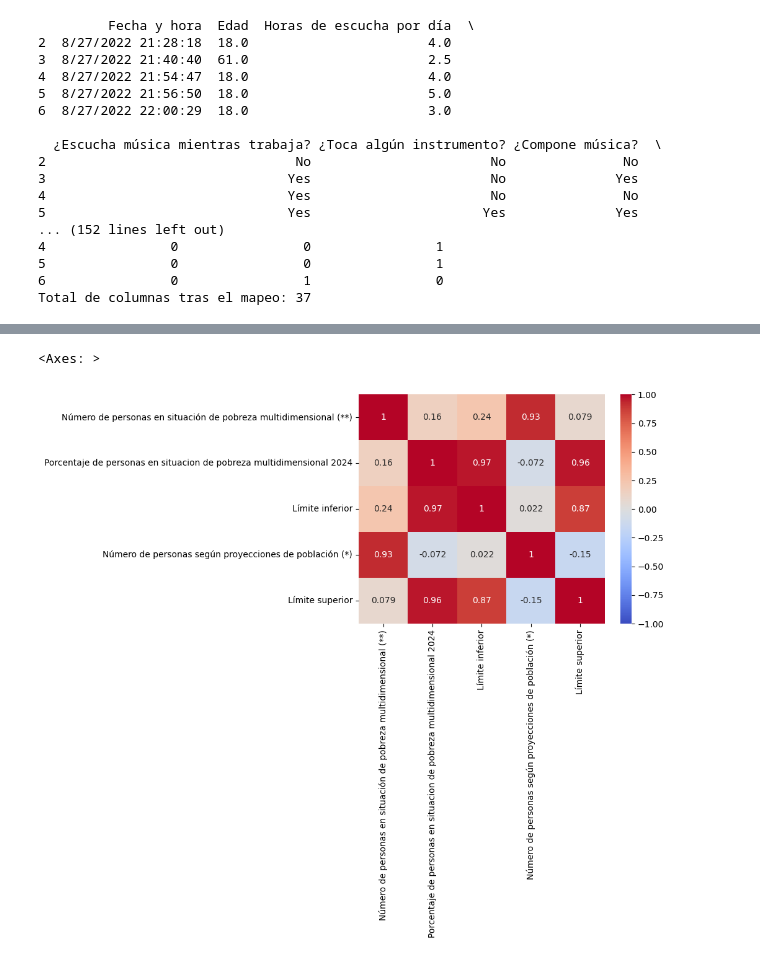
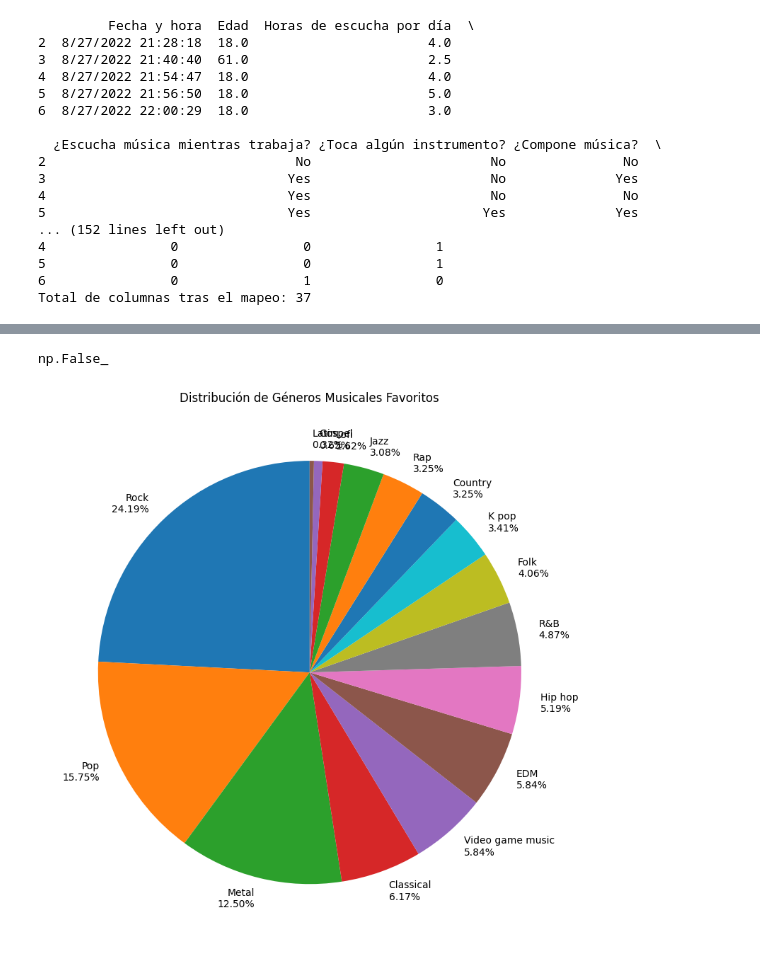
Before and after one commit to masolopa/MINERIADEDATOS, a Jupyter notebook: EV2.ipynb, the cells around one changed output, grey strips where cells are left out. Cells and saved outputs as stored; diff of their text form; code cells hidden in the pictures.

```diff
--- a/EV2.ipynb
+++ b/EV2.ipynb
@@ -17,7 +15,7 @@ pd.set_option('display.max_columns', None)
 # Para ver todas las filas (cuidado si el dataset es muy grande)
 pd.set_option('display.max_rows', None)
 # %%
-df = pd.read_csv("/content/musica_y_salud_mental.csv")
+df = pd.read_csv("musica_y_salud_mental.csv")
 # %%
 #Se observa el data frame en bruto
 df
@@ -503,21 +447,11 @@ Columnas numéricas en df2: 5
 for columna in cnum_df:
   mean = df[columna].mean()
   df[columna] = df[columna].fillna(mean)
-# %%
-# Completando valores faltantes datos cuantitativos para df2
-for columna in cnum_df2:
-  mean = df2[columna].mean()
-  df2[columna] = df2[columna].fillna(mean)
 # %%
 # Completando valores faltantes datos categóricos para df
 for columna in ctext_df:
   mode = df[columna].mode()[0]
   df[columna] = df[columna].fillna(mode)
-# %%
-# Completando valores faltantes datos categóricos para df2
-for columna in ctext_df2:
-  mode = df2[columna].mode()[0]
-  df2[columna] = df2[columna].fillna(mode)
 # %%
 print("Nulos en df después de la limpieza:")
 print(df.isna().sum())
@@ -658,21 +486,0 @@ Name: count, dtype: int64
-# %%
-# Se estandariza el formato de los datos de región para que sean compatibles con los datos de la data frame 2
-mapeo_region = {
-    'I de Tarapacá': 'Tarapacá',
-    'II de Antofagasta': 'Antofagasta',
-    'III de Atacama': 'Atacama',
-    'IV de Coquimbo': 'Coquimbo',
-    'V de Valparaíso': 'Valparaíso',
-    'VI del Libertador General Bernardo O\'Higgins': 'O\'Higgins',
-    'VII del Maule': 'Maule',
-    'VIII del Biobío': 'Biobío',
-    'IX de la Araucanía': 'La Araucanía',
-    'X de los Lagos': 'Los Lagos',
-    'XI Aysén del General Carlos Ibáñez del Campo': 'Aysén',
-    'XII de Magallanes y Antártica Chilena': 'Magallanes',
-    'XIII Metropolitana de Santiago': 'Metropolitana',
-    'XIV de los Ríos': 'Los Ríos',
-    'XV de Arica y Parinacota': 'Arica y Parinacota'
-}
-
-df['Región_Normalizada'] = df['Región'].map(mapeo_region)
@@ -888,17 +487,19 @@ sns.heatmap(df[cnum_df].corr(), vmin=-1 , vmax=+1, annot=True, cmap="coolwarm")
-# %%
-#Correlación muy fuerte y positiva entre
-#'Número de personas en situación de pobreza multidimensional ()'** y 'Porcentaje de personas
-#en situación de pobreza multidimensional 2024'. Por la misma razón que en 2015,
-#son dos formas de medir la misma situación.
-
-#Correlación muy fuerte y positiva entre 'Límite inferior' y 'Límite superior'
-#por la misma razón que en 2015.
-
-#Correlación positiva entre 'Número de personas según proyecciones de población (*)'
-#y 'Número de personas en situación de pobreza multidimensional ()'**. Es razonable que en
-#comunas con mayor población, el número absoluto de personas en pobreza también sea mayor.
-
-sns.heatmap(df2[cnum_df2].corr(), vmin=-1 , vmax=+1, annot=True, cmap="coolwarm")
-# %% [output]
-<Axes: >
-[figure, removed]
+# %%
+# Verifica si quedan valores nulos en todo el DataFrame (devuelve True/False)
+df.isnull().any().any()
+# %% [output]
+np.False_
+# %%
+# Análisis de la distribución de géneros musicales favoritos
+genero_counts = df['¿Cuál es su género favorito de música?'].value_counts()
+
+# Creando las leyendas del gráfico con porcentajes
+labels = [f'{name}\n{percentage:.2f}%' for name, percentage in zip(genero_counts.index, (genero_counts / genero_counts.sum() * 100))]
+
+plt.figure(figsize=(12, 8))
+plt.pie(genero_counts, labels=labels, startangle=90)
+plt.title('Distribución de Géneros Musicales Favoritos')
+plt.tight_layout()
+plt.show()
+# %% [output]
+[figure, added]
```
Also changed, not shown: parts of 81 cells of this notebook.
